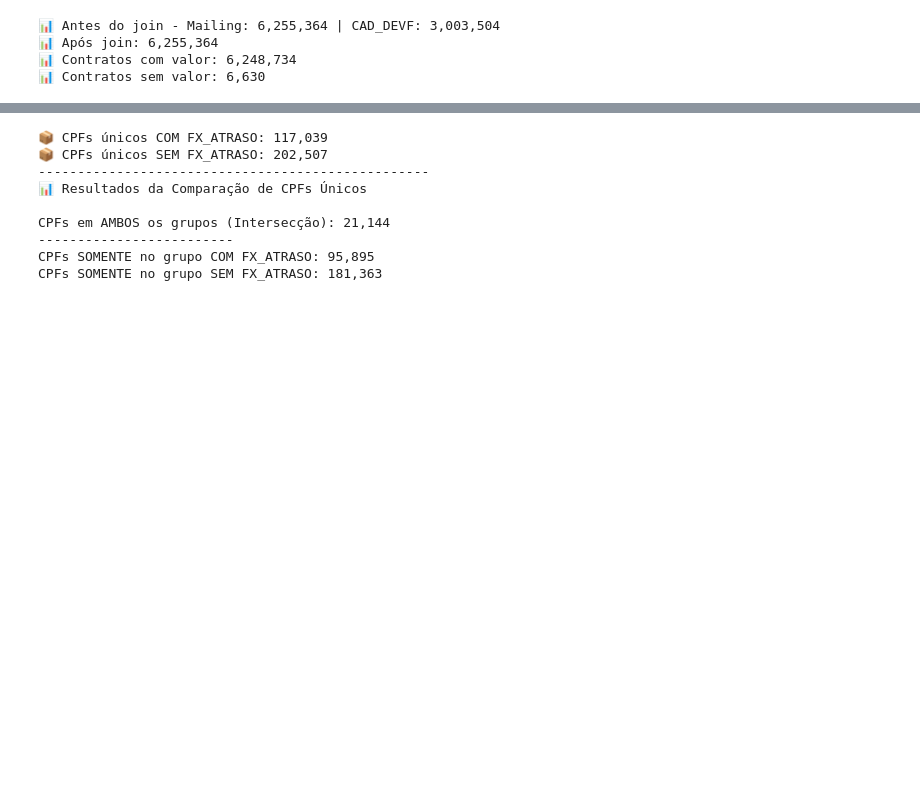
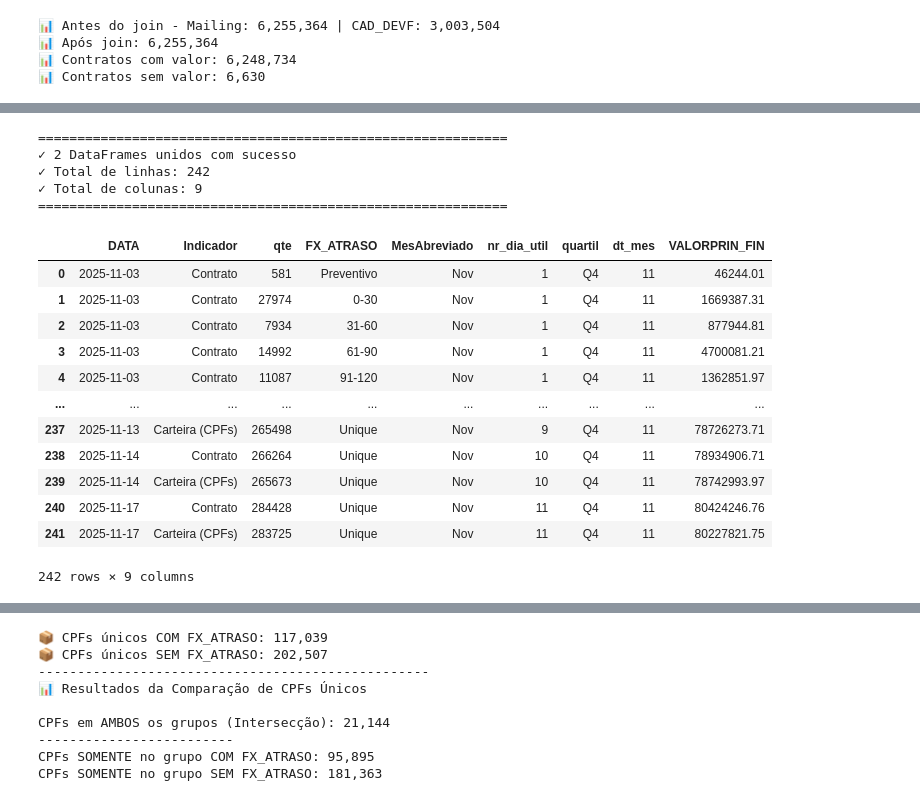
Before and after one commit to Claudiano-alves/Data-Analysis-Portfolio, a Jupyter notebook: Projects/Ouze/data_wrangling.ipynb, the cells around one changed output, grey strips where cells are left out. Drawn from its saved outputs; the diff is of its cells as text; code cells hidden in the pictures; blank space fills up the shorter version.

```diff
--- a/Projects/Ouze/data_wrangling.ipynb
+++ b/Projects/Ouze/data_wrangling.ipynb
@@ -161,0 +159,44 @@ df_acordos
+# %%
+from src.data_wrangling_mailingHist import tratar_base_mailing_hist, gerar_acumulado_mailing_hist
+from src.data_wrangling_discagens_expert import acionamentos_expert
+from src.db_connection import get_connection
+from Projects.Ouze.src.queries import get_query_discagens, get_query_cad_devf, get_query_mailing_hist, get_query_discagens_trestto, get_query_tabulacao_aciona, get_query_base_acionamentos, get_query_dw_calendario, get_query_pagamentos, get_query_acordos
+import pandas as pd
+conn_trc = get_connection("SERVER_BD2", "DATABASE_TRC")
+conn_bd2 = get_connection("SERVER_BD2", "DATABASE_BD2")
+conn_src = get_connection("SERVER_SRC", "DATABASE_SRC")
+
+# df_cad_devf = pd.read_sql(
+#     get_query_cad_devf(),
+#     conn_src
+# )
+# df_maling_hist = pd.read_sql(
+#     get_query_mailing_hist('2025-11-01', '2025-11-17'),
+#     conn_bd2
+# )
+# df_maling_hist = tratar_base_mailing_hist(df_maling_hist, df_cad_devf)
+df_dw_calendario = pd.read_sql(
+    get_query_dw_calendario('2025-11-01', '2025-11-17'),
+    conn_bd2
+)
+df_maling_acumulado = gerar_acumulado_mailing_hist(df_maling_hist, df_dw_calendario)
+df_maling_acumulado
+# %% [output]
+============================================================
+✓ 2 DataFrames unidos com sucesso
+✓ Total de linhas: 242
+✓ Total de colunas: 9
+============================================================
+|  | DATA | Indicador | qte | FX_ATRASO | MesAbreviado | nr_dia_util | quartil | dt_mes | VALORPRIN_FIN |
+| 0 | 2025-11-03 | Contrato | 581 | Preventivo | Nov | 1 | Q4 | 11 | 46244.01 |
+| 1 | 2025-11-03 | Contrato | 27974 | 0-30 | Nov | 1 | Q4 | 11 | 1669387.31 |
+| 2 | 2025-11-03 | Contrato | 7934 | 31-60 | Nov | 1 | Q4 | 11 | 877944.81 |
+| 3 | 2025-11-03 | Contrato | 14992 | 61-90 | Nov | 1 | Q4 | 11 | 4700081.21 |
+| 4 | 2025-11-03 | Contrato | 11087 | 91-120 | Nov | 1 | Q4 | 11 | 1362851.97 |
+| ... | ... | ... | ... | ... | ... | ... | ... | ... | ... |
+| 237 | 2025-11-13 | Carteira (CPFs) | 265498 | Unique | Nov | 9 | Q4 | 11 | 78726273.71 |
+| 238 | 2025-11-14 | Contrato | 266264 | Unique | Nov | 10 | Q4 | 11 | 78934906.71 |
+| 239 | 2025-11-14 | Carteira (CPFs) | 265673 | Unique | Nov | 10 | Q4 | 11 | 78742993.97 |
+| 240 | 2025-11-17 | Contrato | 284428 | Unique | Nov | 11 | Q4 | 11 | 80424246.76 |
+| 241 | 2025-11-17 | Carteira (CPFs) | 283725 | Unique | Nov | 11 | Q4 | 11 | 80227821.75 |
+242 rows × 9 columns
```
Also changed, not shown: parts of 20 cells of this notebook, 20 other files.
